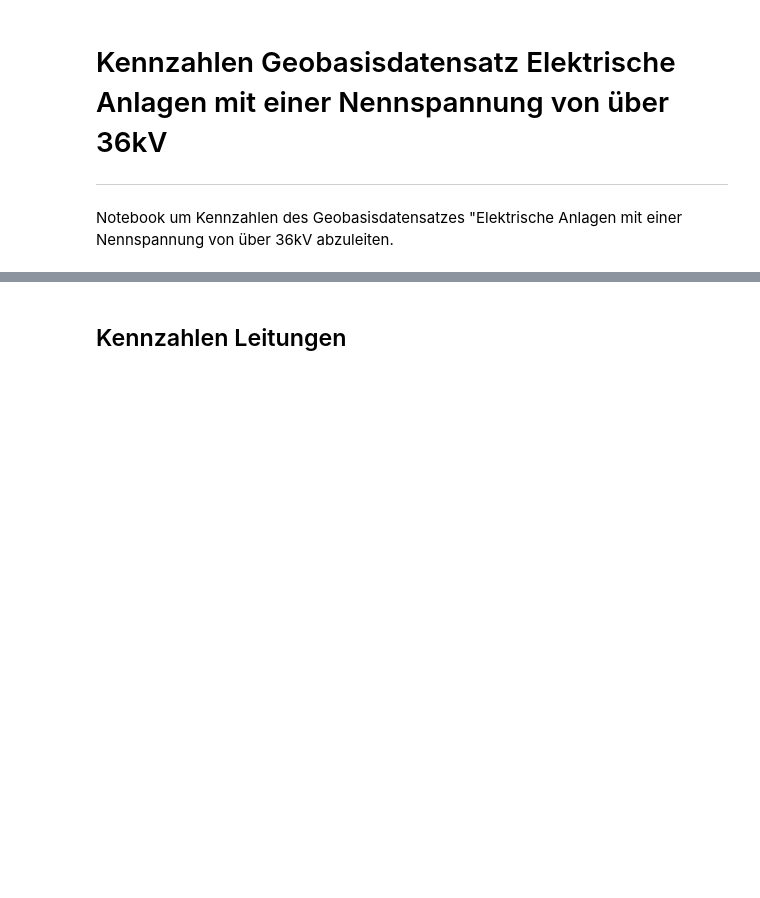
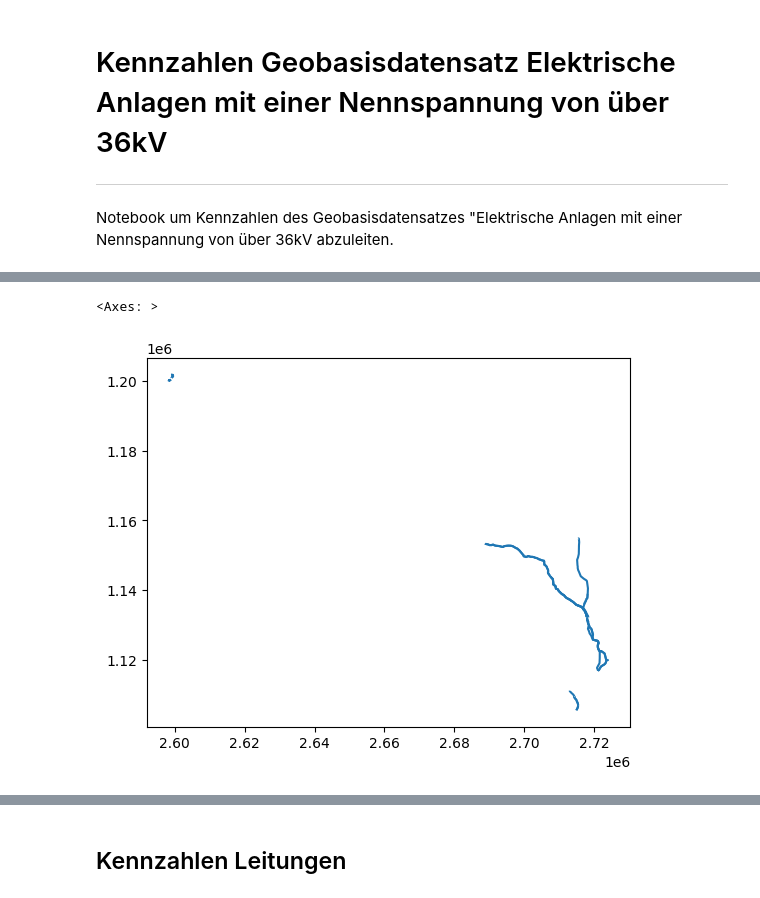
Before and after one commit to SFOE/KeyFiguresElectricalInstallations, a Jupyter notebook: KeyFiguresElectricalInstallations36kV.ipynb, the cells around one changed output, grey strips where cells are left out. Cells and saved outputs as stored; diff of their text form; code cells hidden in the pictures; blank space fills up the shorter version.

```diff
--- a/KeyFiguresElectricalInstallations36kV.ipynb
+++ b/KeyFiguresElectricalInstallations36kV.ipynb
@@ -21,0 +43,18 @@ import matplotlib.pyplot as plt
+# %%
+# WFS-Domain (auf PROD schalten)
+url = "https://integration.geodienste.ch/db/elektrische_anlagen_ueber_36kv_v1_0_0/deu"
+
+# Initialize
+wfs = WebFeatureService(url=url)
+
+# Parameter für Datenfetching (Count 100 entfernen)
+paramsLeitung = dict(service='WFS', version="2.0.0", request='GetFeature', typeName='leitung', outputFormat='geojson', count=100, startIndex=0)
+paramsStation = dict(service='WFS', version="2.0.0", request='GetFeature', typeName='station_punkt', outputFormat='geojson', count=100, startIndex=0)
+paramsMast = dict(service='WFS', version="2.0.0", request='GetFeature', typeName='mast', outputFormat='geojson', count=100, startIndex=0)
+
+# Parse URL mit Parametern
+urlleitung = Request('GET', url, params=paramsLeitung).prepare().url
+urlstation = Request('GET', url, params=paramsStation).prepare().url
+urlmast = Request('GET', url, params=paramsMast).prepare().url
+# %%
+leitung = gpd.read_file(urlleitung)
@@ -21,0 +89,5 @@ import matplotlib.pyplot as plt
+# %%
+leitung.plot()
+# %% [output]
+<Axes: >
+[figure, added]
```
Also changed, not shown: parts of 8 cells of this notebook.
